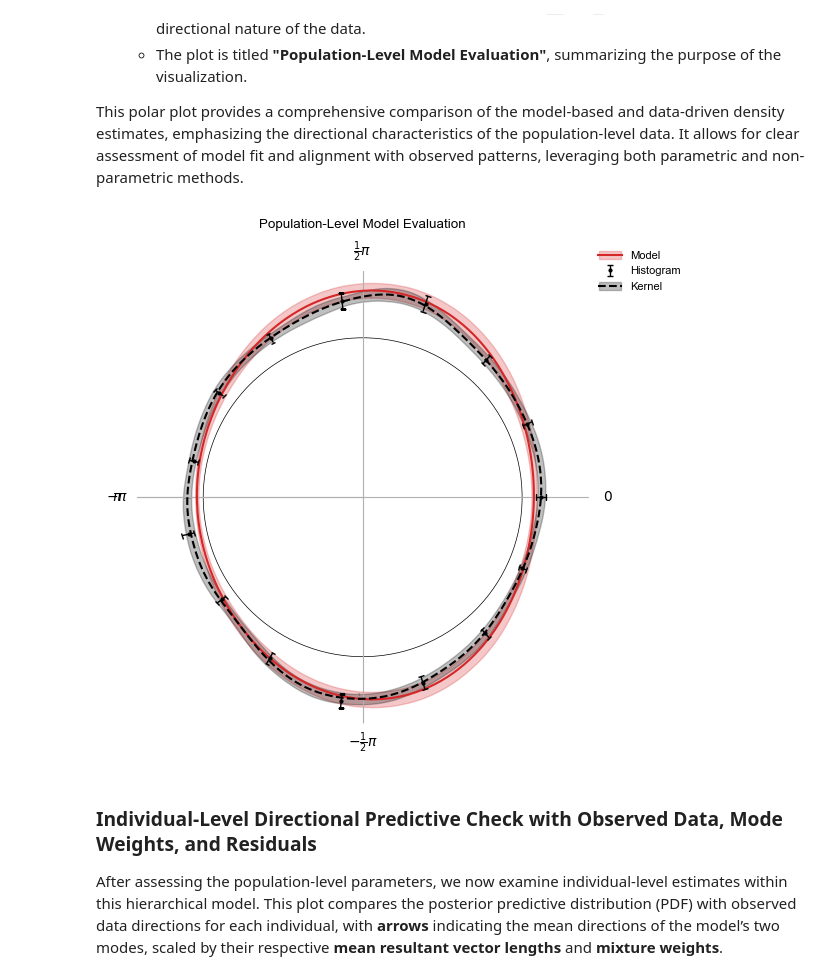
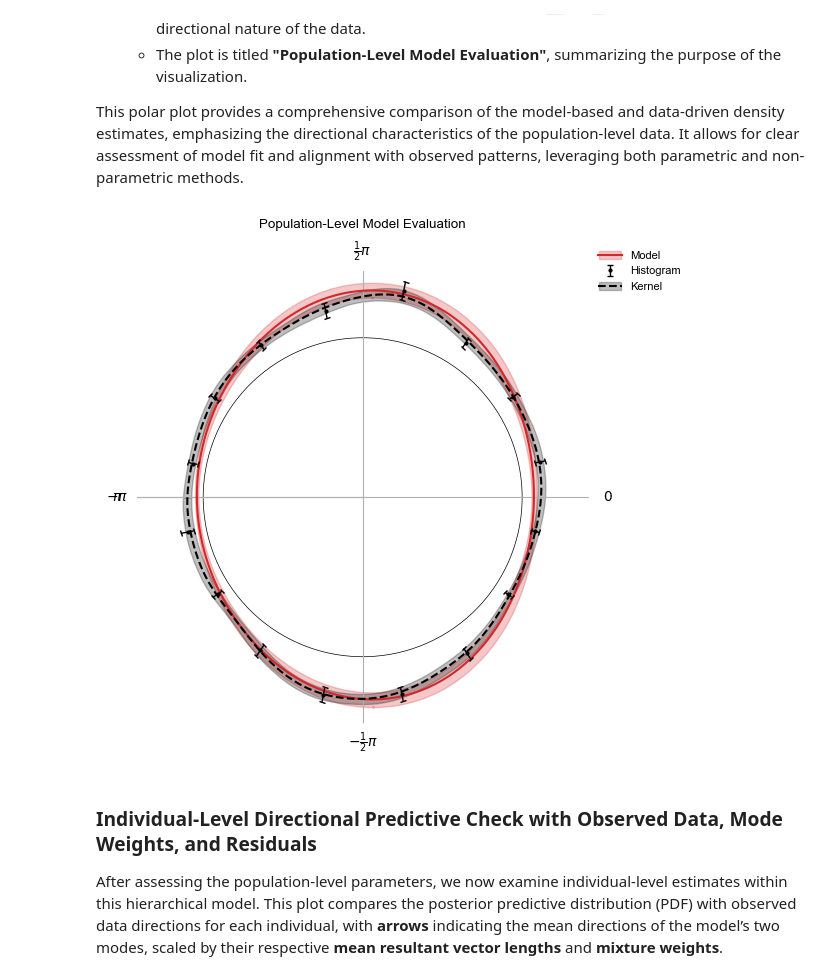
Before and after one commit to jgraving/sayin_locust_mixture_model, a Jupyter notebook: locust_mixture_model.ipynb, the cells around one changed output. Drawn from its saved outputs; the diff is of its cells as text; code cells hidden in the pictures.

```diff
--- a/locust_mixture_model.ipynb
+++ b/locust_mixture_model.ipynb
@@ -540,7 +622,7 @@ Parameters labeled as "unsorted," such as unordered latent variables, can produc
 #### Why It Matters:
 R-hat values are critical for confirming that MCMC chains have converged to the target posterior distribution. The shift to rank-normalized R-hat and a stricter threshold reflects advancements in diagnostic techniques, providing greater confidence in Bayesian model inferences.
 # %%
-def check_rhat(trace, lower=1 - 1e-3, upper=1.01):
+def check_rhat(trace, lower=0.999, upper=1.01):
     """
     Checks if all R-hat values in the trace are within the specified range, excluding "unsorted" parameters.
 
@@ -580,12 +662,16 @@ def check_rhat(trace, lower=1 - 1e-3, upper=1.01):
         return outside_params
 
 
+# Define acceptable R-hat range
+rhat_min = 0.999
+rhat_max = 1.01
+
 # Check R-hat values after sampling
-result = check_rhat(trace)
+result = check_rhat(trace, lower=rhat_min, upper=rhat_max)
 if result is True:
-    print("All R-hat values are within the acceptable range (0.999 < R-hat < 1.01), excluding unsorted parameters.")
+    display(Markdown(f"# ✅ All R-hat values are within the acceptable range\n**({rhat_min} < R-hat < {rhat_max}), excluding unsorted parameters.**"))
 else:
-    print("The following parameters have R-hat values outside the acceptable range:")
+    display(Markdown(f"# ⚠️ The following parameters have R-hat values outside the acceptable range ({rhat_min} < R-hat < {rhat_max}):"))
     for param, rhat_values in result.items():
-        print(f"{param}: R-hat values = {rhat_values}")
+        display(Markdown(f"## - {param}: **R-hat values = {rhat_values}**"))
 # %% [output]
@@ -1124,44 +1476,44 @@ outer_circle = Circle((0, 0), edge_radius, transform=ax.transData._b, color="bla
 ax.add_artist(outer_circle)
 
 # Add kernel density estimate (KDE) as dashed black line
-line_plot_kde, = ax.plot(angles, edge_radius + kde_median, color="black", linestyle="--", linewidth=1.5, label="Kernel Density Estimate Median")
+line_plot_kde, = ax.plot(kde_angles, edge_radius + kde_median, color="black", linestyle="--", linewidth=1.5, label="Kernel Density Estimate Median")
 
 # Fill between KDE lower and upper bounds in a lighter shade
-ax.fill_between(angles, edge_radius + kde_lower_bounds, edge_radius + kde_upper_bounds, color='black', alpha=0.25, label="KDE 95% C.I.")
+ax.fill_between(kde_angles, edge_radius + kde_lower_bounds, edge_radius + kde_upper_bounds, color='black', alpha=0.25, label="KDE 95% C.I.")
 
-errorbar_plot = ax.errorbar(bin_centers, edge_radius + median, yerr=[(median + edge_radius) - (lower_bounds + edge_radius), (upper_bounds + edge_radius) - (median + edge_radius)], fmt='o', ecolor='black',
+errorbar_plot = ax.errorbar(hist_bin_centers, edge_radius + hist_median, yerr=[(hist_median + edge_radius) - (hist_lower_bounds + edge_radius), (hist_upper_bounds + edge_radius) - (hist_median + edge_radius)], fmt='o', ecolor='black',
              markeredgecolor='black', markerfacecolor='black', linewidth=1, capsize=2,
              markersize=2, label="Bootstrap Density\n(Median ± 95% C.I.)")
 
 # Set plot limits and labels
 ax.set_ylim(0, edge_radius + np.max(density_upper) * 1.2)
 ax.set_xlim(-np.pi, np.pi)
 ax.set_xticks([-np.pi, -np.pi/2, 0, np.pi/2, np.pi])
 ax.set_xticklabels([r"$- \pi$", r"$-\frac{1}{2}\pi$", r"$0$", r"$\frac{1}{2}\pi$", r"$\pi$"], fontsize=10)
 ax.set_yticks([])
 
 # Remove the default polar frame to make the plot cleaner
 ax.spines['polar'].set_visible(False)
 
 # Set the title for the population-level plot
 ax.set_title('Population-Level Model Evaluation', va='bottom')
 
 # Add legend with customized handler if needed
 # Creating the legend with both individual and combined entries
 plt.legend([line_plot, errorbar_plot, line_plot_kde],
            ["Model", "Histogram", "Kernel"],
            handler_map={line_plot_kde: customer_handler("black", "--"), line_plot: customer_handler("tab:red")},
            bbox_to_anchor=(1, 1), frameon=False, loc="center left")
 
 # Save the figure if needed
 # plt.savefig("population_directional_validation.svg", bbox_inches="tight")
 # plt.savefig("population_directional_validation.pdf", bbox_inches="tight")
 # plt.savefig("population_directional_validation.png", bbox_inches="tight", dpi=300)
 
 plt.tight_layout()
 plt.show()
 # %% [output]
-[figure, old version]
+[figure, new version]
 # %% [markdown]
 ### Individual-Level Directional Predictive Check with Observed Data, Mode Weights, and Residuals
 
```
Also changed, not shown: parts of 19 cells of this notebook.
